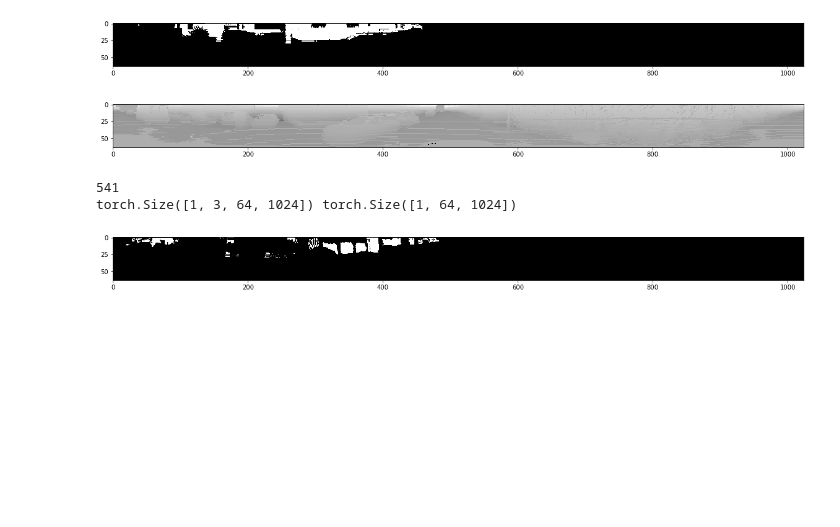
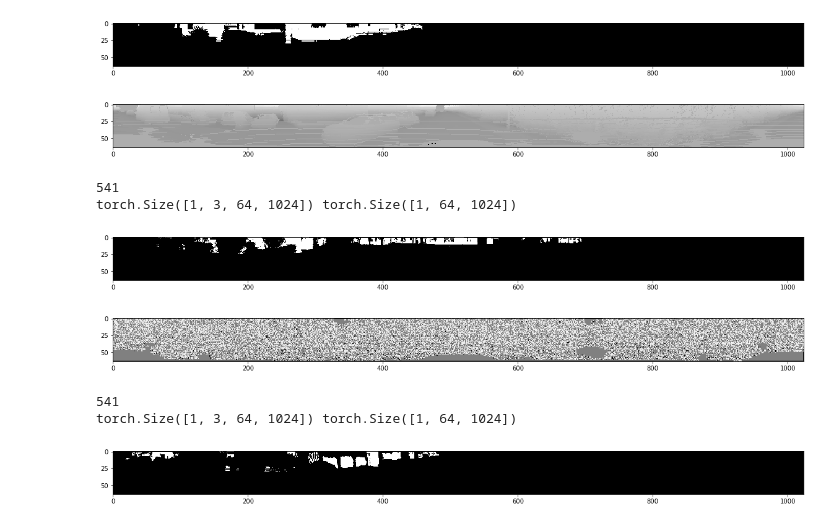
Before and after one commit to p0l0satik/point_cloud_segmentation, a Jupyter notebook: loader_test.ipynb, the cells around one changed output. Drawn from its saved outputs; the diff is of its cells as text; code cells hidden in the pictures; blank space fills up the shorter version.

```diff
--- a/loader_test.ipynb
+++ b/loader_test.ipynb
@@ -43,6 +43,17 @@ test_loader(test_loader_basic)
 torch.Size([1, 3, 64, 1024]) torch.Size([1, 64, 1024])
 [figure]
 [figure]
+# %%
+test_data = CustomKittiProcessing("/home/polosatik/mnt/kitty/dataset/sequences/00/", prep_cov, mode="test")
+
+test_loader_basic = DataLoader(test_data, batch_size=1, shuffle=True)
+
+test_loader(test_loader_basic)
+# %% [output]
+541
+torch.Size([1, 3, 64, 1024]) torch.Size([1, 64, 1024])
+[figure, added]
+[figure, added]
 # %%
 test_data = CustomKittiProcessing("/home/polosatik/mnt/kitty/dataset/sequences/00/", prep_long_2_right_up, mode="test")
 
```
Also changed, not shown: 10 other files.
